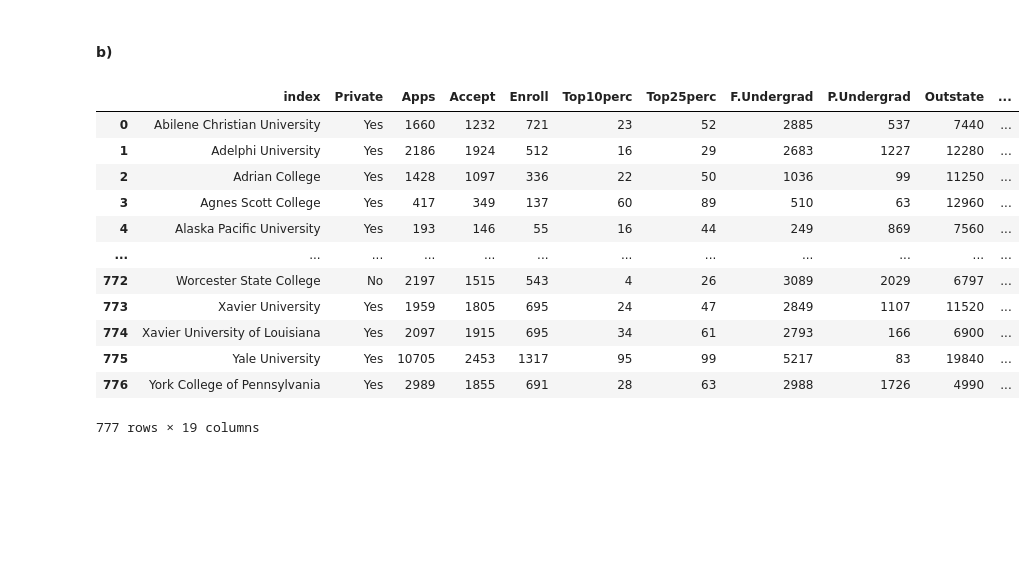
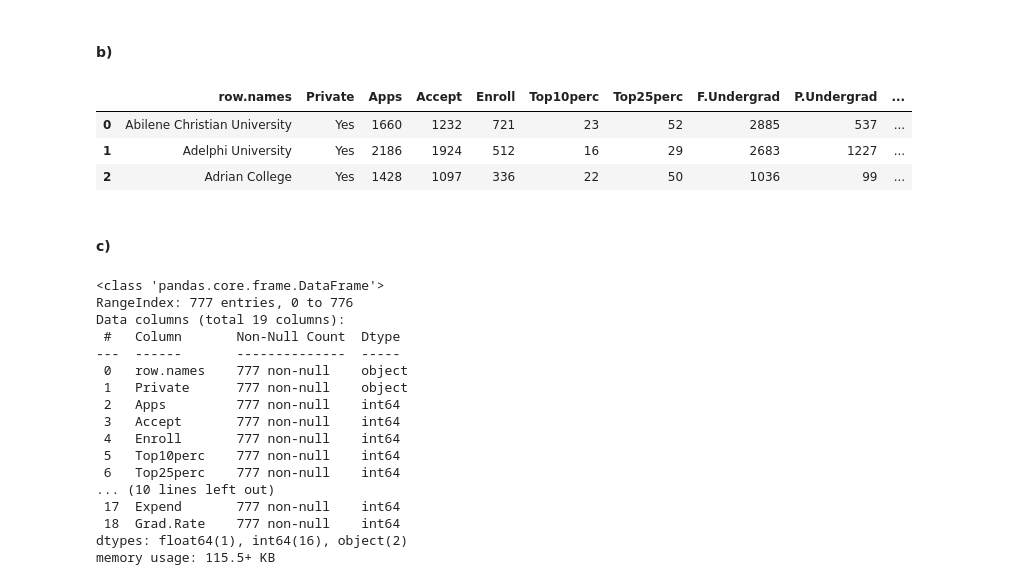
Before and after one commit to Dr-Nuke/ISLR_solutions_python, a Jupyter notebook: ex.ipynb, the cells around one changed output. Saved outputs shown, nothing was run; the diff lists cells and outputs as text; code cells hidden in the pictures; blank space fills up the shorter version.

```diff
--- a/ex.ipynb
+++ b/ex.ipynb
@@ -75,19 +75,33 @@ collage.head(3)
 # %% [markdown]
 #### b)
 # %%
-collage  = collage.reset_index()
-collage
+collage=collage.reset_index().rename(columns={'index':'row.names'})
+collage.head(3)
 # %% [output]
-|  | index | Private | Apps | Accept | Enroll | Top10perc | Top25perc | F.Undergrad | P.Undergrad | Outstate | ... |
-| 0 | Abilene Christian University | Yes | 1660 | 1232 | 721 | 23 | 52 | 2885 | 537 | 7440 | ... |
-| 1 | Adelphi University | Yes | 2186 | 1924 | 512 | 16 | 29 | 2683 | 1227 | 12280 | ... |
-| 2 | Adrian College | Yes | 1428 | 1097 | 336 | 22 | 50 | 1036 | 99 | 11250 | ... |
-| 3 | Agnes Scott College | Yes | 417 | 349 | 137 | 60 | 89 | 510 | 63 | 12960 | ... |
-| 4 | Alaska Pacific University | Yes | 193 | 146 | 55 | 16 | 44 | 249 | 869 | 7560 | ... |
-| ... | ... | ... | ... | ... | ... | ... | ... | ... | ... | ... | ... |
-| 772 | Worcester State College | No | 2197 | 1515 | 543 | 4 | 26 | 3089 | 2029 | 6797 | ... |
-| 773 | Xavier University | Yes | 1959 | 1805 | 695 | 24 | 47 | 2849 | 1107 | 11520 | ... |
-| 774 | Xavier University of Louisiana | Yes | 2097 | 1915 | 695 | 34 | 61 | 2793 | 166 | 6900 | ... |
-| 775 | Yale University | Yes | 10705 | 2453 | 1317 | 95 | 99 | 5217 | 83 | 19840 | ... |
-| 776 | York College of Pennsylvania | Yes | 2989 | 1855 | 691 | 28 | 63 | 2988 | 1726 | 4990 | ... |
+|  | row.names | Private | Apps | Accept | Enroll | Top10perc | Top25perc | F.Undergrad | P.Undergrad | ... |
+| 0 | Abilene Christian University | Yes | 1660 | 1232 | 721 | 23 | 52 | 2885 | 537 | ... |
+| 1 | Adelphi University | Yes | 2186 | 1924 | 512 | 16 | 29 | 2683 | 1227 | ... |
+| 2 | Adrian College | Yes | 1428 | 1097 | 336 | 22 | 50 | 1036 | 99 | ... |
-777 rows × 19 columns
+# %% [markdown]
+#### c)
+# %%
+#c.i) use describe & info
+collage.info()
+# %% [output]
+<class 'pandas.core.frame.DataFrame'>
+RangeIndex: 777 entries, 0 to 776
+Data columns (total 19 columns):
+ #   Column       Non-Null Count  Dtype
+---  ------       --------------  -----
+ 0   row.names    777 non-null    object
+ 1   Private      777 non-null    object
+ 2   Apps         777 non-null    int64
+ 3   Accept       777 non-null    int64
+ 4   Enroll       777 non-null    int64
+ 5   Top10perc    777 non-null    int64
+ 6   Top25perc    777 non-null    int64
+... (10 lines left out)
+ 17  Expend       777 non-null    int64
+ 18  Grad.Rate    777 non-null    int64
+dtypes: float64(1), int64(16), object(2)
+memory usage: 115.5+ KB
```
Also changed, not shown: parts of 7 cells of this notebook.
